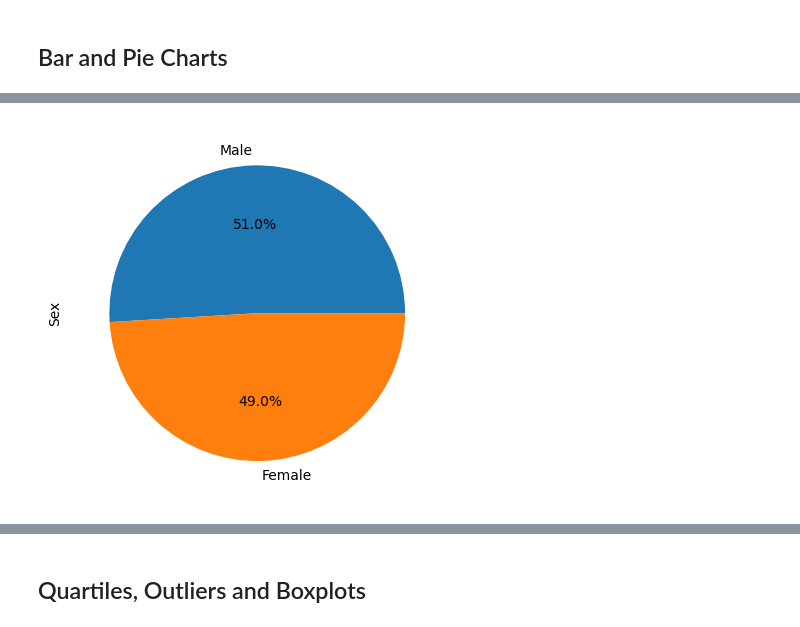
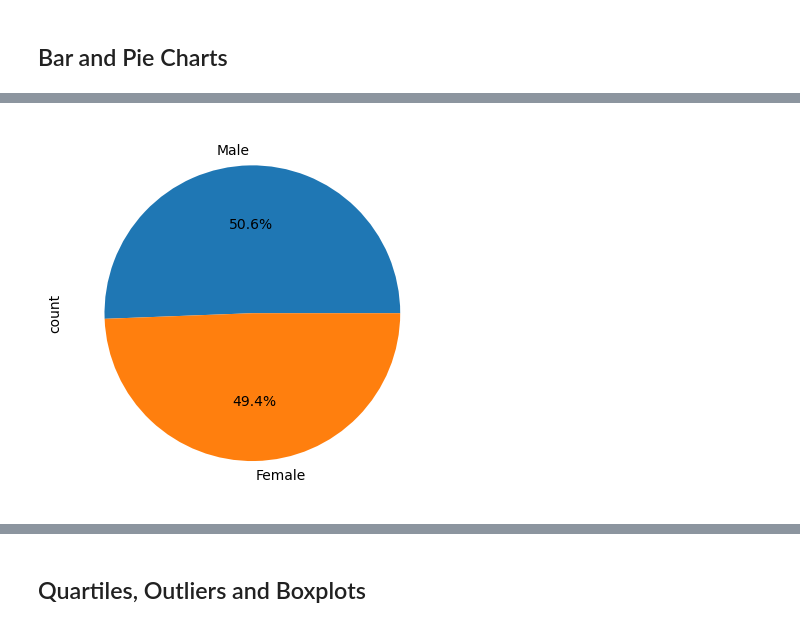
Before and after one commit to bsimms0909/Module_5_Challenge, a Jupyter notebook: Starter_Code/Pymaceuticals/pymaceuticals_starter.ipynb, the cells around one changed output, grey strips where cells are left out. Saved outputs shown, nothing was run; the diff lists cells and outputs as text; code cells hidden in the pictures.

```diff
--- a/Starter_Code/Pymaceuticals/pymaceuticals_starter.ipynb
+++ b/Starter_Code/Pymaceuticals/pymaceuticals_starter.ipynb
@@ -197,4 +175,8 @@ NameError: name 'Mice' is not defined
 # %%
-# Generate a pie plot showing the distribution of female versus male mice using pyplot
+# # Generate a pie plot showing the distribution of female versus male mice using pandas
+# Plot the pie chart
+sex_counts = combined_data["Sex"].value_counts()
+sex_counts.plot(kind="pie",autopct='%1.1f%%')
+plt.show()
 # %% [output]
-[figure, old version]
+[figure, new version]
```
Also changed, not shown: parts of 22 cells of this notebook, 1 other file.
